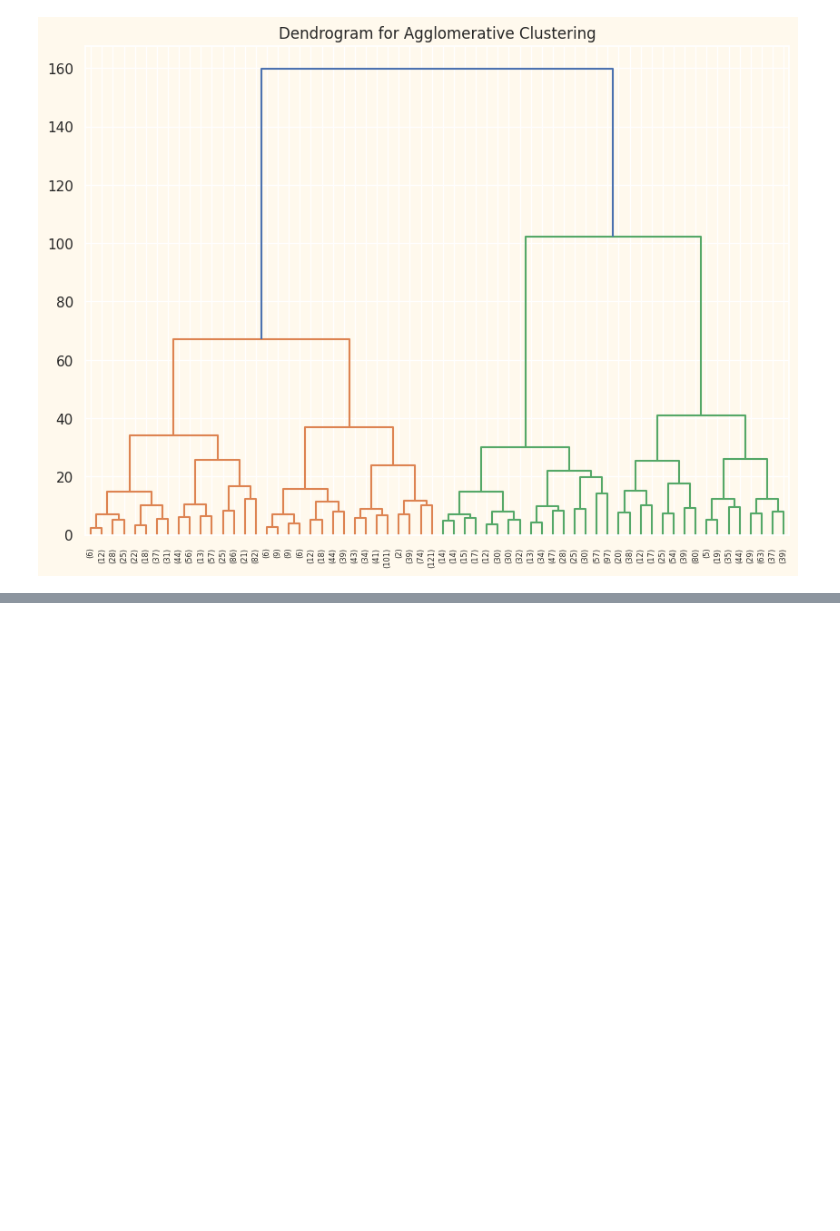
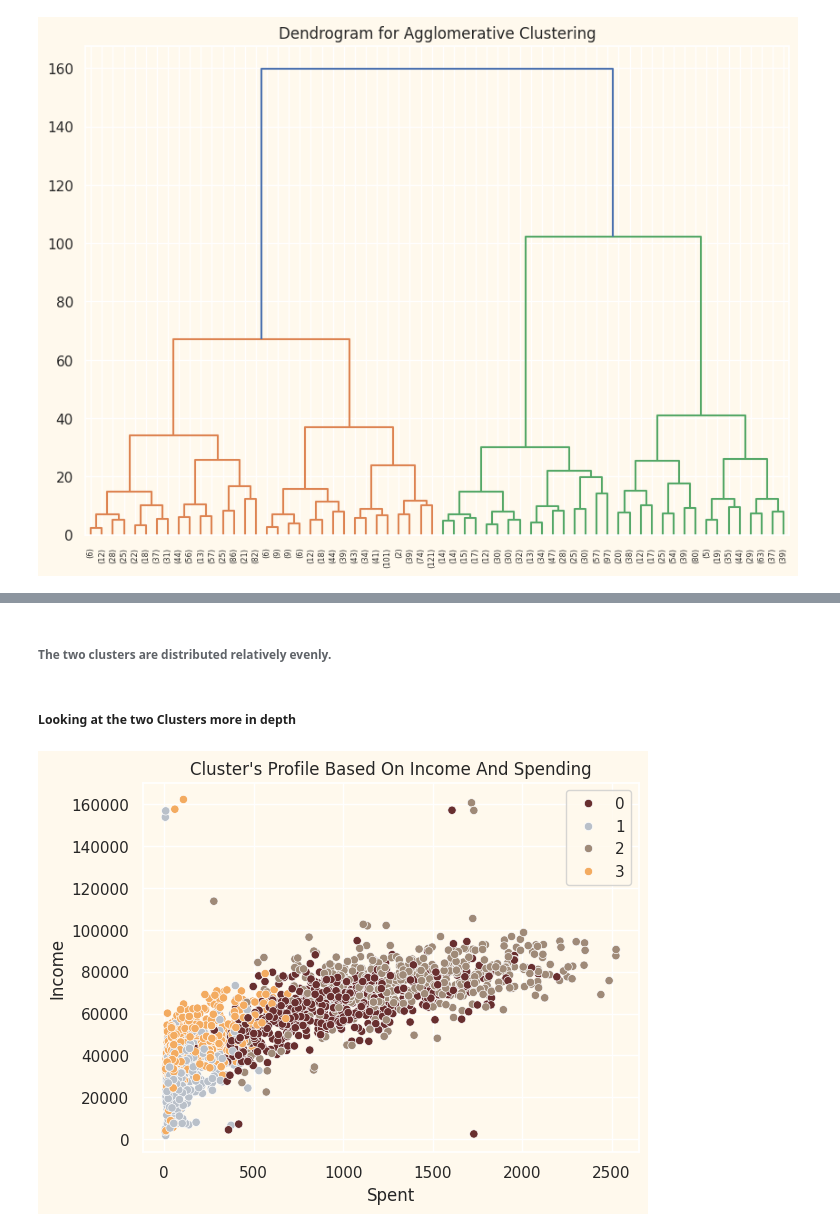
Before and after one commit to terrp/customer-personality, a Jupyter notebook: data_exploration.ipynb, the cells around one changed output, grey strips where cells are left out. Drawn from its saved outputs; the diff is of its cells as text; code cells hidden in the pictures; blank space fills up the shorter version.

```diff
--- a/data_exploration.ipynb
+++ b/data_exploration.ipynb
@@ -319,0 +316,11 @@ plt.show()
+# %% [markdown]
+###### The two clusters are distributed relatively evenly.
+# %% [markdown]
+##### Looking at the two Clusters more in depth
+# %%
+plot = sns.scatterplot(data = data, x= data["Spent"], y= data["Income"], hue=PCA_ds["Cluster"], palette= pal)
+plot.set_title("Cluster's Profile Based On Income And Spending")
+plt.legend()
+plt.show()
+# %% [output]
+[figure, added]
```
Also changed, not shown: parts of 11 cells of this notebook, 2 other files.
